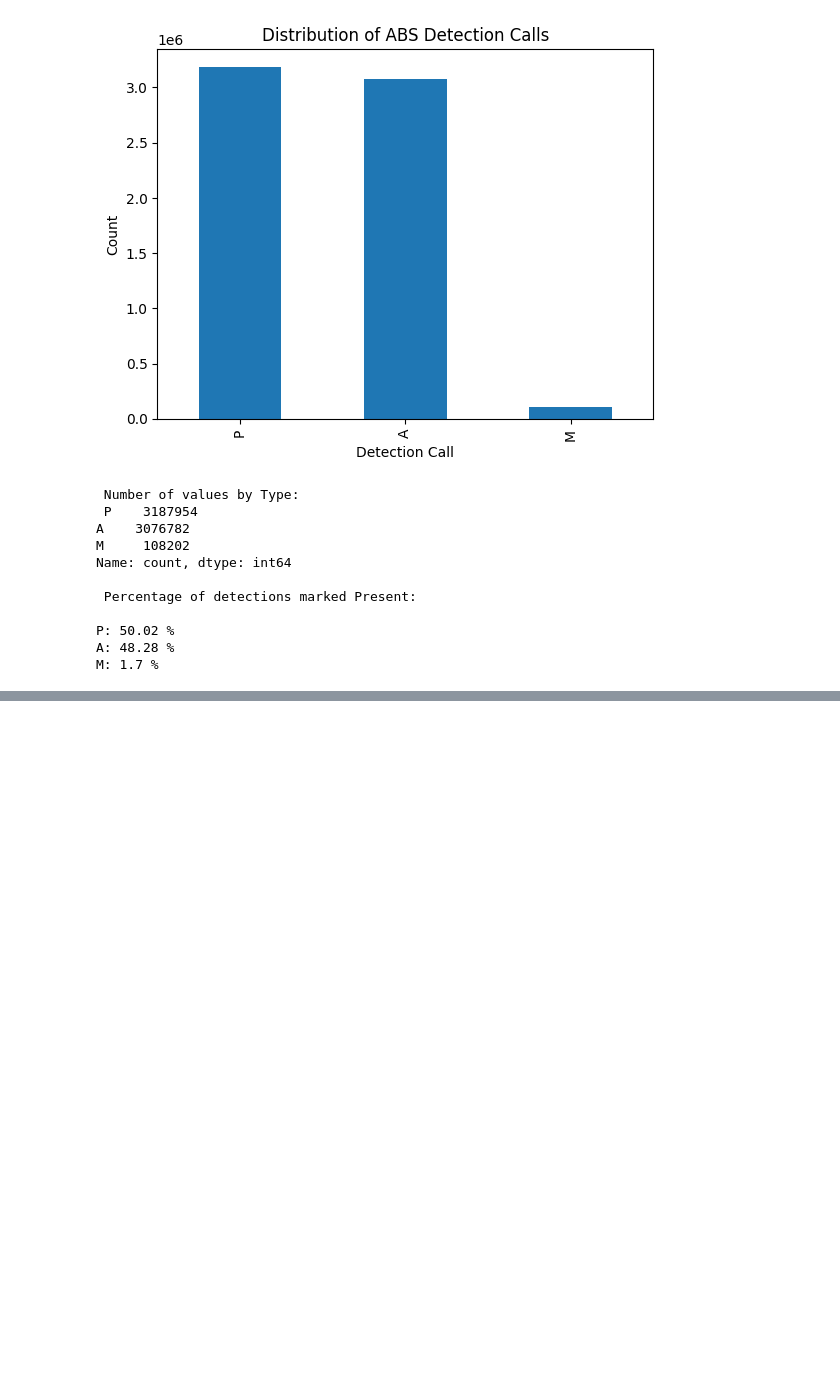
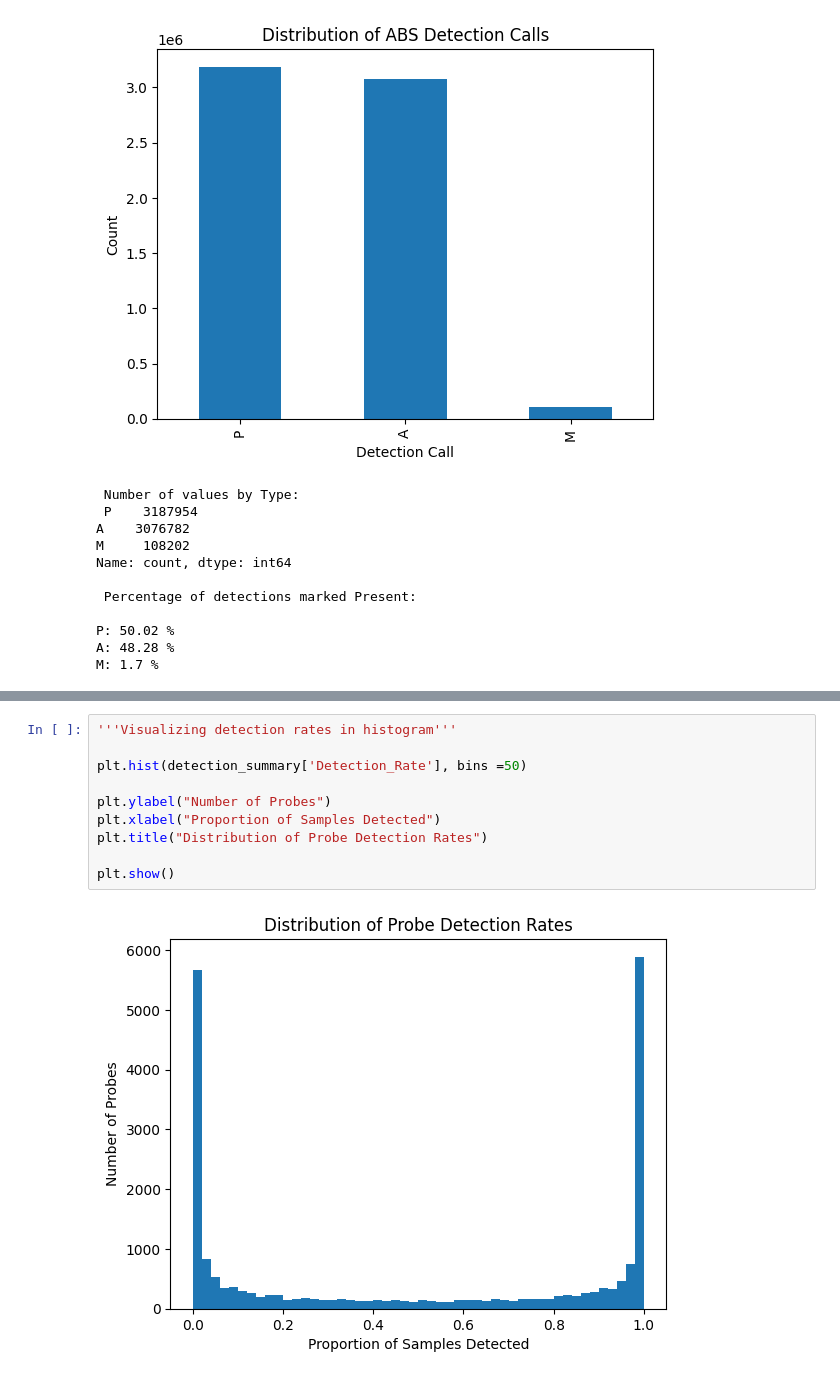
Before and after one commit to saranenada-cell/GeneExpressionBreastCancerRelapse, a Jupyter notebook: EDA_Report.ipynb, the cells around one changed output, grey strips where cells are left out. Cells and saved outputs as stored; diff of their text form; blank space fills up the shorter version.

```diff
--- a/EDA_Report.ipynb
+++ b/EDA_Report.ipynb
@@ -289,0 +385,12 @@ plt.show()
+# %%
+'''Visualizing detection rates in histogram'''
+
+plt.hist(detection_summary['Detection_Rate'], bins =50)
+
+plt.ylabel("Number of Probes")
+plt.xlabel("Proportion of Samples Detected")
+plt.title("Distribution of Probe Detection Rates")
+
+plt.show()
+# %% [output]
+[figure, added]
```
Also changed, not shown: parts of 7 cells of this notebook.
